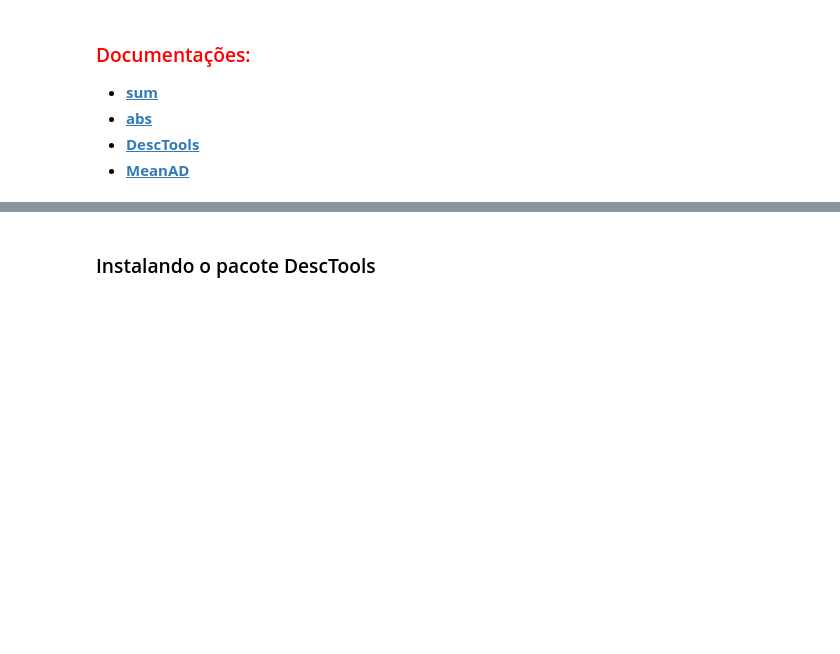
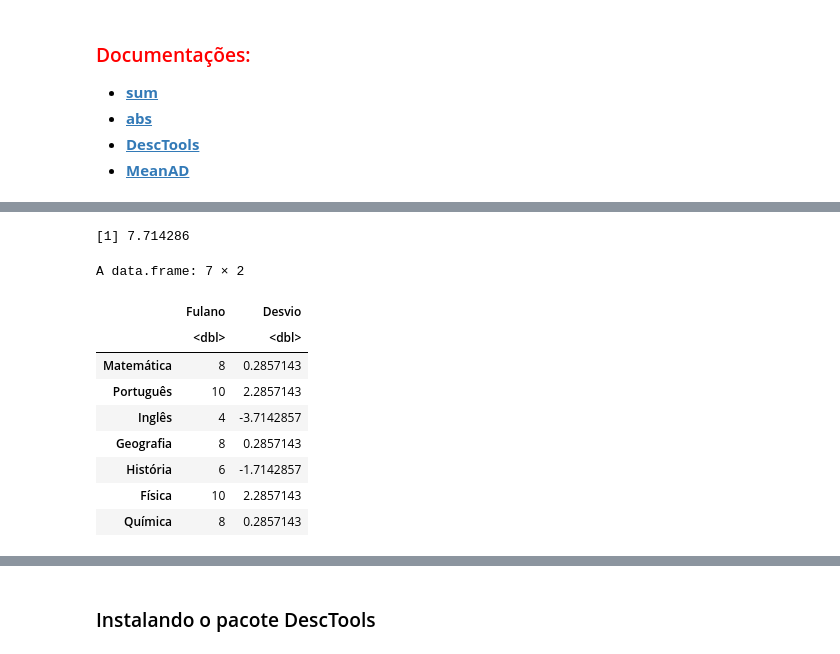
Before and after one commit to ProfessorDanilo/2022, a Jupyter notebook: AluraCursosQueFiz/R/1estatistica com R/Curso_de_Estatística_Parte_1.ipynb, the cells around one changed output, grey strips where cells are left out. Saved outputs shown, nothing was run; the diff lists cells and outputs as text; code cells hidden in the pictures; blank space fills up the shorter version.

```diff
--- a/AluraCursosQueFiz/R/1estatistica com R/Curso_de_Estatística_Parte_1.ipynb
+++ b/AluraCursosQueFiz/R/1estatistica com R/Curso_de_Estatística_Parte_1.ipynb
@@ -1439,0 +1406,19 @@ Embora as medidas de posição forneçam uma sumarização bastante importante d
+# %%
+notas_media_fulano <- mean(notas_fulano$Fulano)
+notas_media_fulano
+# %% [output]
+[1] 7.714286
+# %%
+notas_fulano$Desvio <- notas_fulano$Fulano - notas_media_fulano
+notas_fulano
+# %% [output]
+A data.frame: 7 × 2
+|  | Fulano | Desvio |
+|  | <dbl> | <dbl> |
+| Matemática | 8 | 0.2857143 |
+| Português | 10 | 2.2857143 |
+| Inglês | 4 | -3.7142857 |
+| Geografia | 8 | 0.2857143 |
+| História | 6 | -1.7142857 |
+| Física | 10 | 2.2857143 |
+| Química | 8 | 0.2857143 |
```
Also changed, not shown: parts of 30 cells of this notebook.
